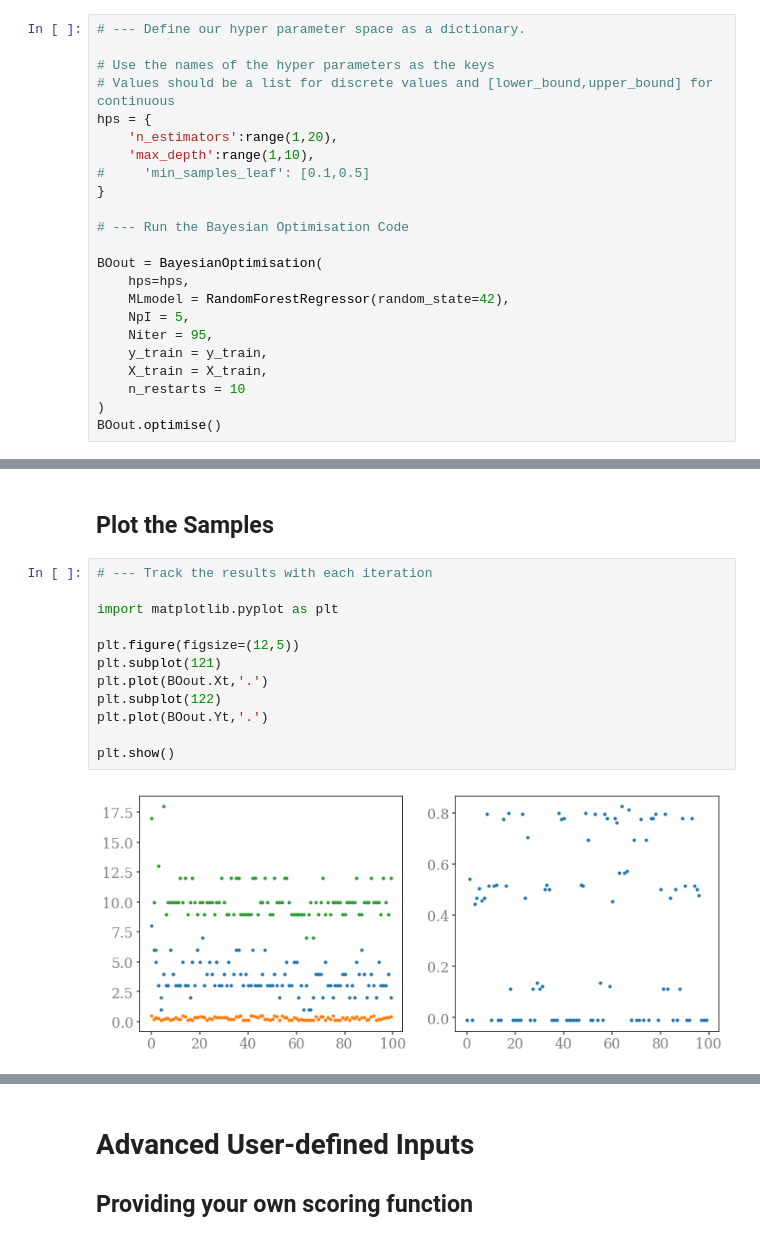
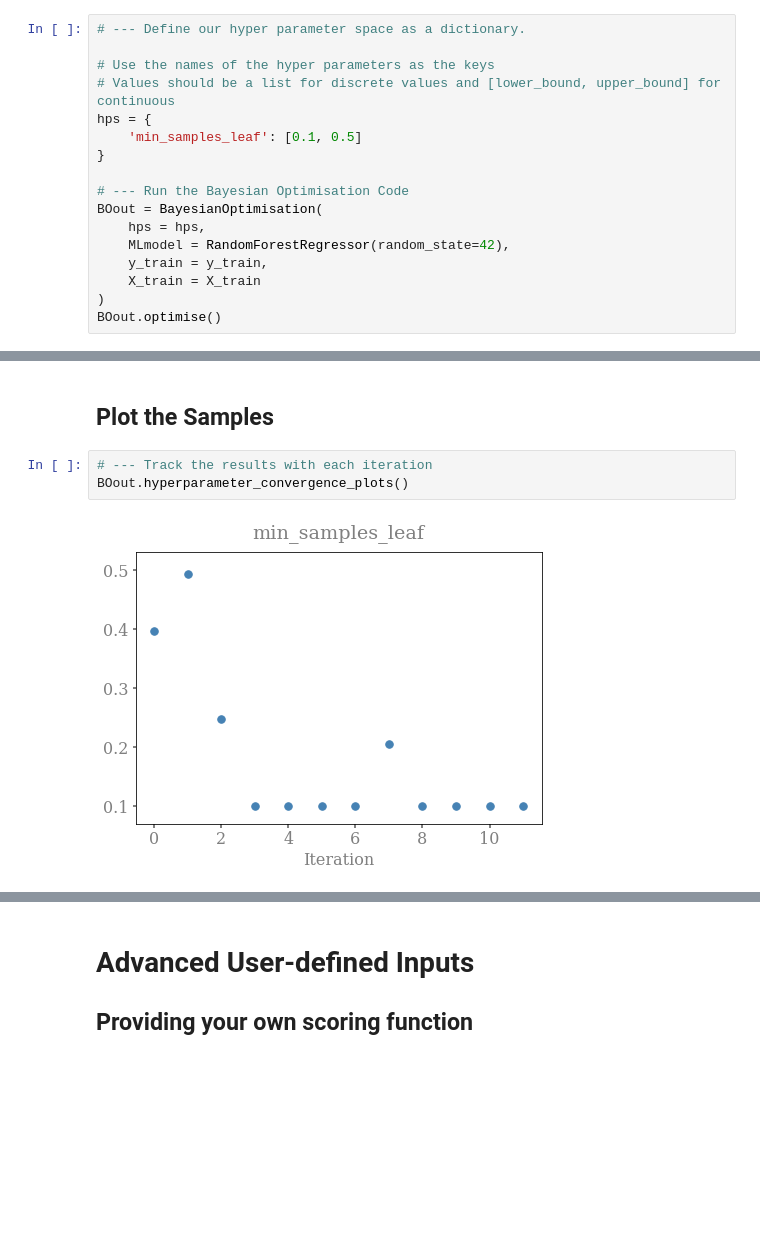
Before and after one commit to mattcrooksBBC/BayesianOptimisation, a Jupyter notebook: Bayesian_hyperparameter_optimisation3_HowToUse.ipynb, the cells around one changed output, grey strips where cells are left out. Saved outputs shown, nothing was run; the diff lists cells and outputs as text; blank space fills up the shorter version.

```diff
--- a/Bayesian_hyperparameter_optimisation3_HowToUse.ipynb
+++ b/Bayesian_hyperparameter_optimisation3_HowToUse.ipynb
@@ -52,23 +56,17 @@ y_train = y_train.ravel()
 # --- Define our hyper parameter space as a dictionary.
 
 # Use the names of the hyper parameters as the keys
-# Values should be a list for discrete values and [lower_bound,upper_bound] for continuous
+# Values should be a list for discrete values and [lower_bound, upper_bound] for continuous
 hps = {
-    'n_estimators':range(1,20),
-    'max_depth':range(1,10),
-#     'min_samples_leaf': [0.1,0.5]
+    'min_samples_leaf': [0.1, 0.5]
 }
 
 # --- Run the Bayesian Optimisation Code
-
 BOout = BayesianOptimisation(
-    hps=hps,
+    hps = hps,
     MLmodel = RandomForestRegressor(random_state=42),
-    NpI = 5,
-    Niter = 95,
     y_train = y_train,
-    X_train = X_train,
-    n_restarts = 10
+    X_train = X_train
 )
 BOout.optimise()
 # %% [output]
@@ -84,16 +96,7 @@ ValueError: cannot reshape array of size 2 into shape (0)
 # %% [markdown]
 ## Plot the Samples
-# %%
-# --- Track the results with each iteration
-
-import matplotlib.pyplot as plt
-
-plt.figure(figsize=(12,5))
-plt.subplot(121)
-plt.plot(BOout.Xt,'.')
-plt.subplot(122)
-plt.plot(BOout.Yt,'.')
-
-plt.show()
-# %% [output]
-[figure, removed]
+# %%
+# --- Track the results with each iteration
+BOout.hyperparameter_convergence_plots()
+# %% [output]
+[figure, added]
```
Also changed, not shown: parts of 23 cells of this notebook, 1 other file.
